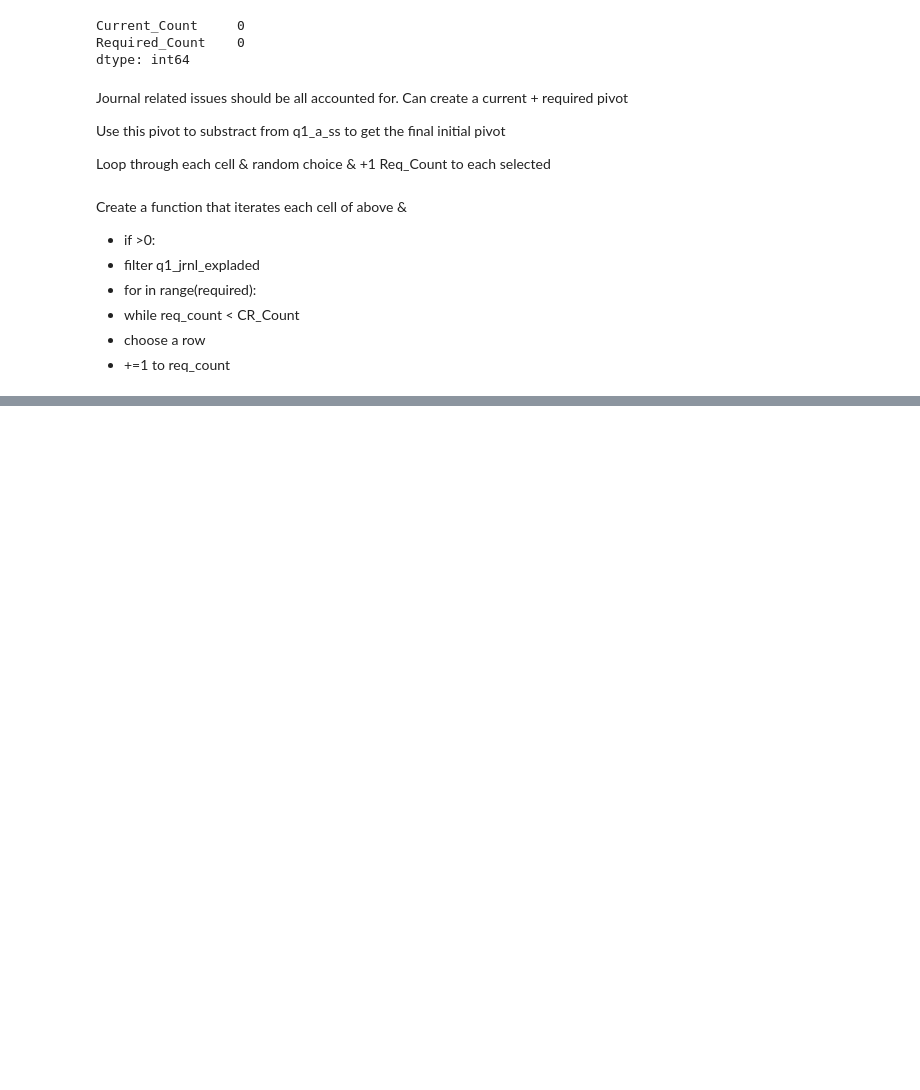
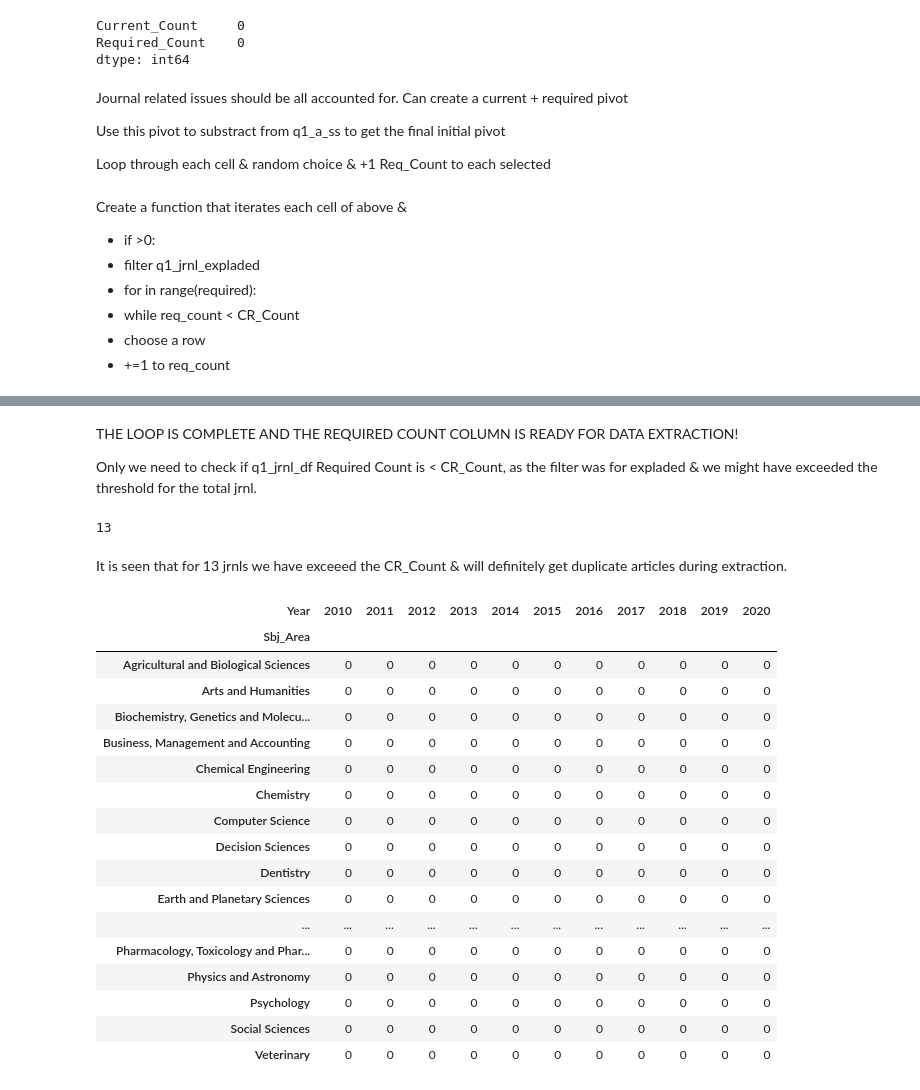
Before and after one commit to Oz-like-the-Wizard/Investigating-the-delay-times-in-academic-publishing, a Jupyter notebook: part7b-calc_sample_count.ipynb, the cells around one changed output, grey strips where cells are left out. Saved outputs shown, nothing was run; the diff lists cells and outputs as text; code cells hidden in the pictures; blank space fills up the shorter version.

```diff
--- a/part7b-calc_sample_count.ipynb
+++ b/part7b-calc_sample_count.ipynb
@@ -316,8 +316,18 @@ Create a function that iterates each cell of above &
 # %%
 with open("q1_jrnl_expladed","wb") as p:
     pickle.dump(q1_jrnl_expladed, p)
+# %%
+with open("q1_jrnl_expladed", "rb") as fp:
+    q1_jrnl_expladed = pickle.load(fp)
 # %%
 for s_a, row in q1_a_ss_init.iterrows(): #iterate over rows
     for year, value in row.items():
-        for i in range(value):
-            q1_jrnl_expladed[(q1_jrnl_expladed.Year == year) & (q1_jrnl_expladed.Sbj_Area == s_a) & (q1_jrnl_expladed.Current_Count + q1_jrnl_expladed.Required_Count < q1_jrnl_expladed.CR_Count)].sample(1).loc[:,"Required_Count"] += 1
+        if value < 0:
+            pass
+        else:
+            for i in range(value):
+                # select one:
+                sampl_ind = q1_jrnl_expladed[(q1_jrnl_expladed.SH_Results == True) & (q1_jrnl_expladed.Year == year) & (q1_jrnl_expladed.Sbj_Area == s_a) & (q1_jrnl_expladed.Current_Count + q1_jrnl_expladed.Required_Count < q1_jrnl_expladed.CR_Count)].sample(1).index
+                sampl_rc = q1_jrnl_expladed.loc[sampl_ind, "Required_Count"]
+                sampl_rc += 1
+                q1_jrnl_expladed.loc[sampl_ind, "Required_Count"] = sampl_rc
@@ -348,0 +334,6 @@ with open("q1_jrnl_expladed","wb") as p:
+# %%
+q1_a_required_after = pd.pivot_table(data=q1_jrnl_expladed, columns="Year", index="Sbj_Area", values="Required_Count", aggfunc=sum)
+# %% [markdown]
+THE LOOP IS COMPLETE AND THE REQUIRED COUNT COLUMN IS READY FOR DATA EXTRACTION!
+
+Only we need to check if q1_jrnl_df Required Count is < CR_Count, as the filter was for expladed & we might have exceeded the threshold for the total jrnl.
@@ -348,0 +342,27 @@ with open("q1_jrnl_expladed","wb") as p:
+# %%
+len(q1_jrnl_df[q1_jrnl_df.CR_Count<q1_jrnl_df.Required_Count])
+# %% [output]
+13
+# %% [markdown]
+It is seen that for 13 jrnls we have exceeed the CR_Count & will definitely get duplicate articles during extraction.
+# %%
+q1_a_ss - q1_a_required_after - q1_a_current
+# %% [output]
+| Year | 2010 | 2011 | 2012 | 2013 | 2014 | 2015 | 2016 | 2017 | 2018 | 2019 | 2020 |
+| Sbj_Area |  |  |  |  |  |  |  |  |  |  |  |
+| Agricultural and Biological Sciences | 0 | 0 | 0 | 0 | 0 | 0 | 0 | 0 | 0 | 0 | 0 |
+| Arts and Humanities | 0 | 0 | 0 | 0 | 0 | 0 | 0 | 0 | 0 | 0 | 0 |
+| Biochemistry, Genetics and Molecu... | 0 | 0 | 0 | 0 | 0 | 0 | 0 | 0 | 0 | 0 | 0 |
+| Business, Management and Accounting | 0 | 0 | 0 | 0 | 0 | 0 | 0 | 0 | 0 | 0 | 0 |
+| Chemical Engineering | 0 | 0 | 0 | 0 | 0 | 0 | 0 | 0 | 0 | 0 | 0 |
+| Chemistry | 0 | 0 | 0 | 0 | 0 | 0 | 0 | 0 | 0 | 0 | 0 |
+| Computer Science | 0 | 0 | 0 | 0 | 0 | 0 | 0 | 0 | 0 | 0 | 0 |
+| Decision Sciences | 0 | 0 | 0 | 0 | 0 | 0 | 0 | 0 | 0 | 0 | 0 |
+| Dentistry | 0 | 0 | 0 | 0 | 0 | 0 | 0 | 0 | 0 | 0 | 0 |
+| Earth and Planetary Sciences | 0 | 0 | 0 | 0 | 0 | 0 | 0 | 0 | 0 | 0 | 0 |
+| ... | ... | ... | ... | ... | ... | ... | ... | ... | ... | ... | ... |
+| Pharmacology, Toxicology and Phar... | 0 | 0 | 0 | 0 | 0 | 0 | 0 | 0 | 0 | 0 | 0 |
+| Physics and Astronomy | 0 | 0 | 0 | 0 | 0 | 0 | 0 | 0 | 0 | 0 | 0 |
+| Psychology | 0 | 0 | 0 | 0 | 0 | 0 | 0 | 0 | 0 | 0 | 0 |
+| Social Sciences | 0 | 0 | 0 | 0 | 0 | 0 | 0 | 0 | 0 | 0 | 0 |
+| Veterinary | 0 | 0 | 0 | 0 | 0 | 0 | 0 | 0 | 0 | 0 | 0 |
```
Also changed, not shown: parts of 8 cells of this notebook, 2 other files.
